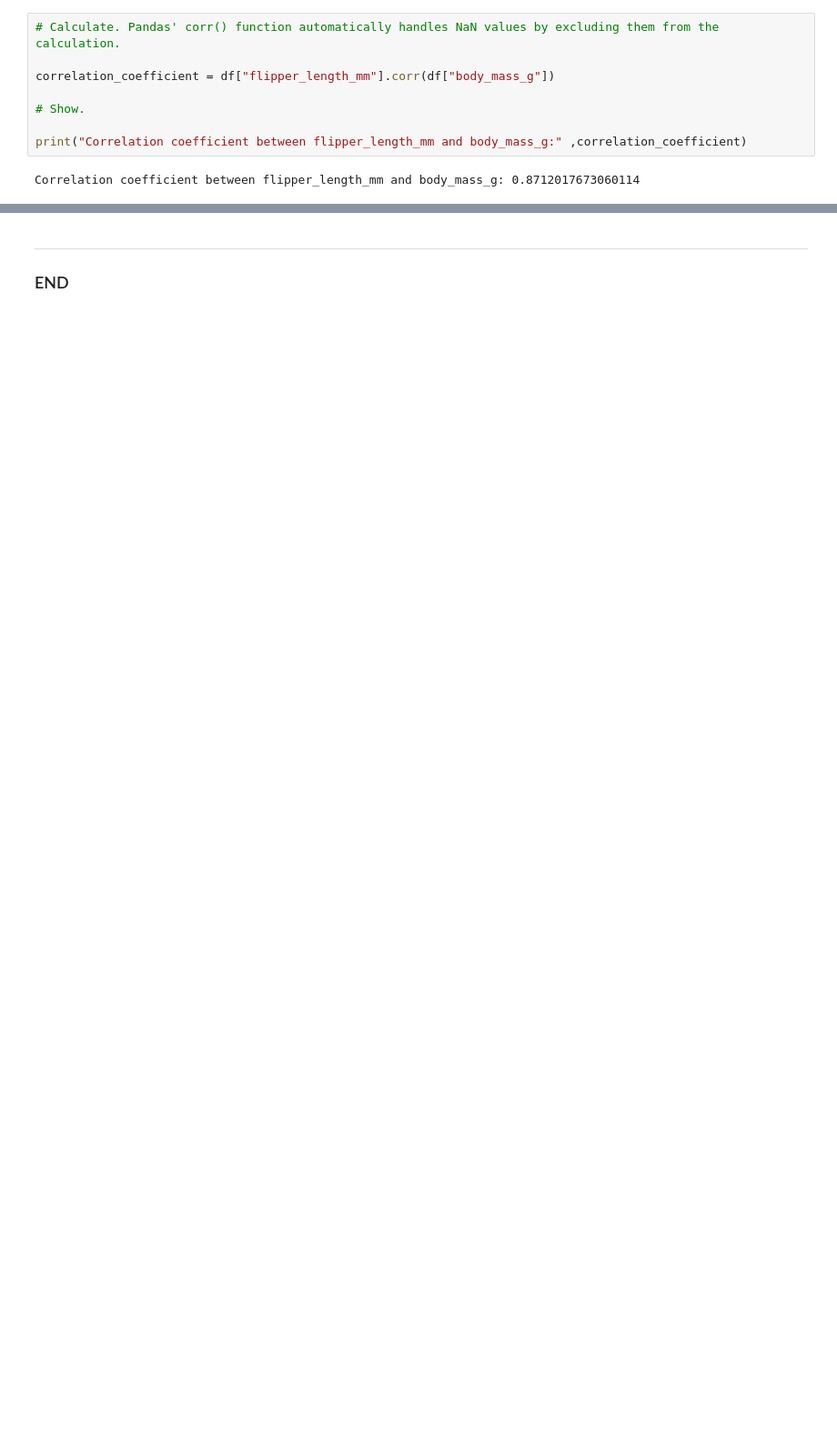
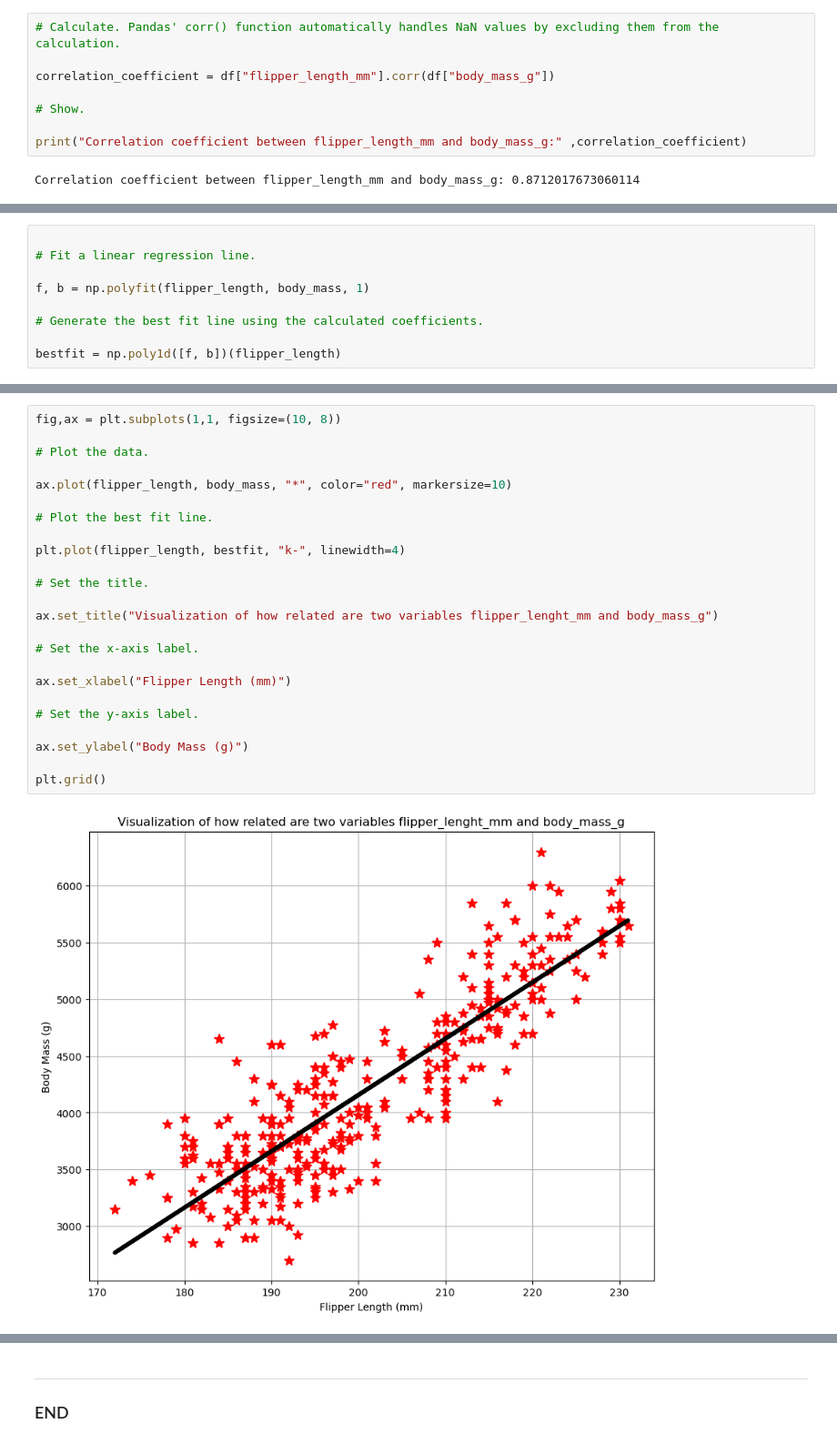
Before and after one commit to YuliiaKharchenko/PofDA-my-work, a Jupyter notebook: penguins.ipynb, the cells around one changed output, grey strips where cells are left out. Shown at 91% size. Cells and saved outputs as stored; diff of their text form; blank space fills up the shorter version.

Commit message:
Visualization of correlation

```diff
--- a/penguins.ipynb
+++ b/penguins.ipynb
@@ -408,0 +389,9 @@ Kendall correlation coefficient: 0.6604674953459727
+# %%
+
+# Fit a linear regression line.
+
+f, b = np.polyfit(flipper_length, body_mass, 1)
+
+# Generate the best fit line using the calculated coefficients.
+
+bestfit = np.poly1d([f, b])(flipper_length)
@@ -408,0 +400,26 @@ Kendall correlation coefficient: 0.6604674953459727
+# %%
+fig,ax = plt.subplots(1,1, figsize=(10, 8))
+
+# Plot the data.
+
+ax.plot(flipper_length, body_mass, "*", color="red", markersize=10)
+
+# Plot the best fit line.
+
+plt.plot(flipper_length, bestfit, "k-", linewidth=4)
+
+# Set the title.
+
+ax.set_title("Visualization of how related are two variables flipper_lenght_mm and body_mass_g")
+
+# Set the x-axis label.
+
+ax.set_xlabel("Flipper Length (mm)")
+
+# Set the y-axis label.
+
+ax.set_ylabel("Body Mass (g)")
+
+plt.grid()
+# %% [output]
+[figure, added]
```
Also changed, not shown: parts of 9 cells of this notebook, 1 other file.
